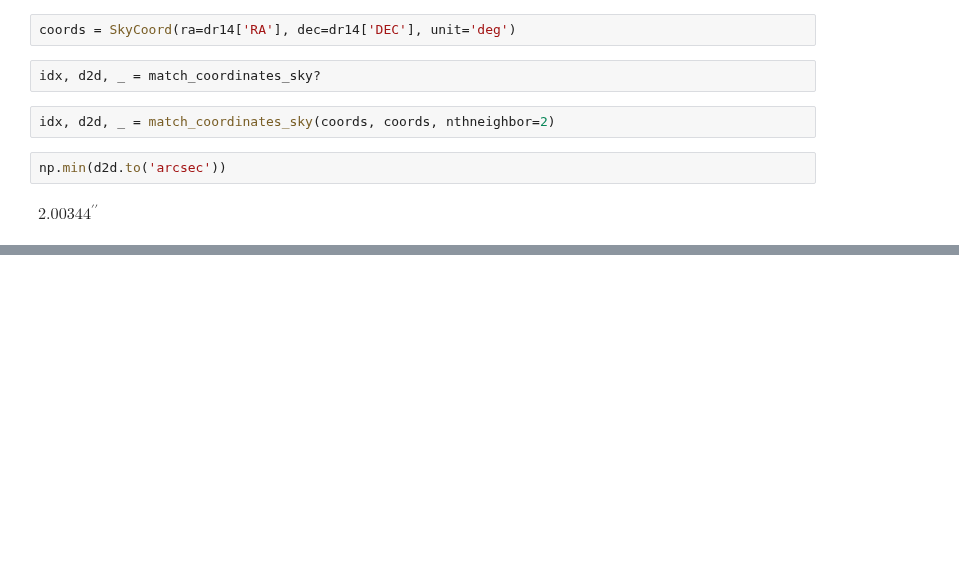
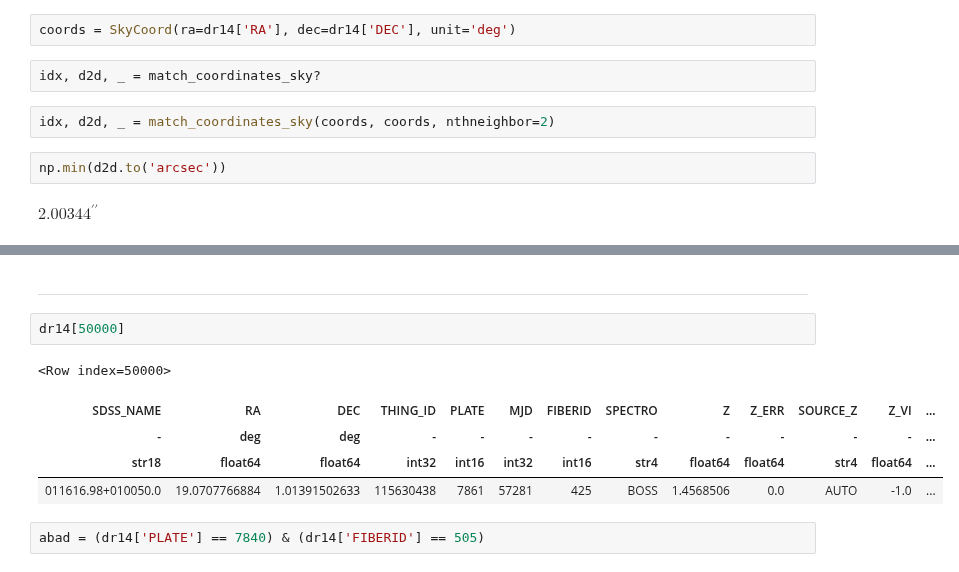
Before and after one commit to specdb/igmspec, a Jupyter notebook: docs/datasets/BOSS_DR14.ipynb, the cells around one changed output, grey strips where cells are left out. Saved outputs shown, nothing was run; the diff lists cells and outputs as text; blank space fills up the shorter version.

```diff
--- a/docs/datasets/BOSS_DR14.ipynb
+++ b/docs/datasets/BOSS_DR14.ipynb
@@ -57,0 +137,12 @@ $2.00344\mathrm{{}^{\prime\prime}}$
+# %% [markdown]
+----
+# %%
+dr14[50000]
+# %% [output]
+<Row index=50000>
+| SDSS_NAME | RA | DEC | THING_ID | PLATE | MJD | FIBERID | SPECTRO | Z | Z_ERR | SOURCE_Z | Z_VI | ... |
+| - | deg | deg | - | - | - | - | - | - | - | - | - | ... |
+| str18 | float64 | float64 | int32 | int16 | int32 | int16 | str4 | float64 | float64 | str4 | float64 | ... |
+| 011616.98+010050.0 | 19.0707766884 | 1.01391502633 | 115630438 | 7861 | 57281 | 425 | BOSS | 1.4568506 | 0.0 | AUTO | -1.0 | ... |
+# %%
+abad = (dr14['PLATE'] == 7840) & (dr14['FIBERID'] == 505)
```
Also changed, not shown: parts of 18 cells of this notebook, 3 other files.
